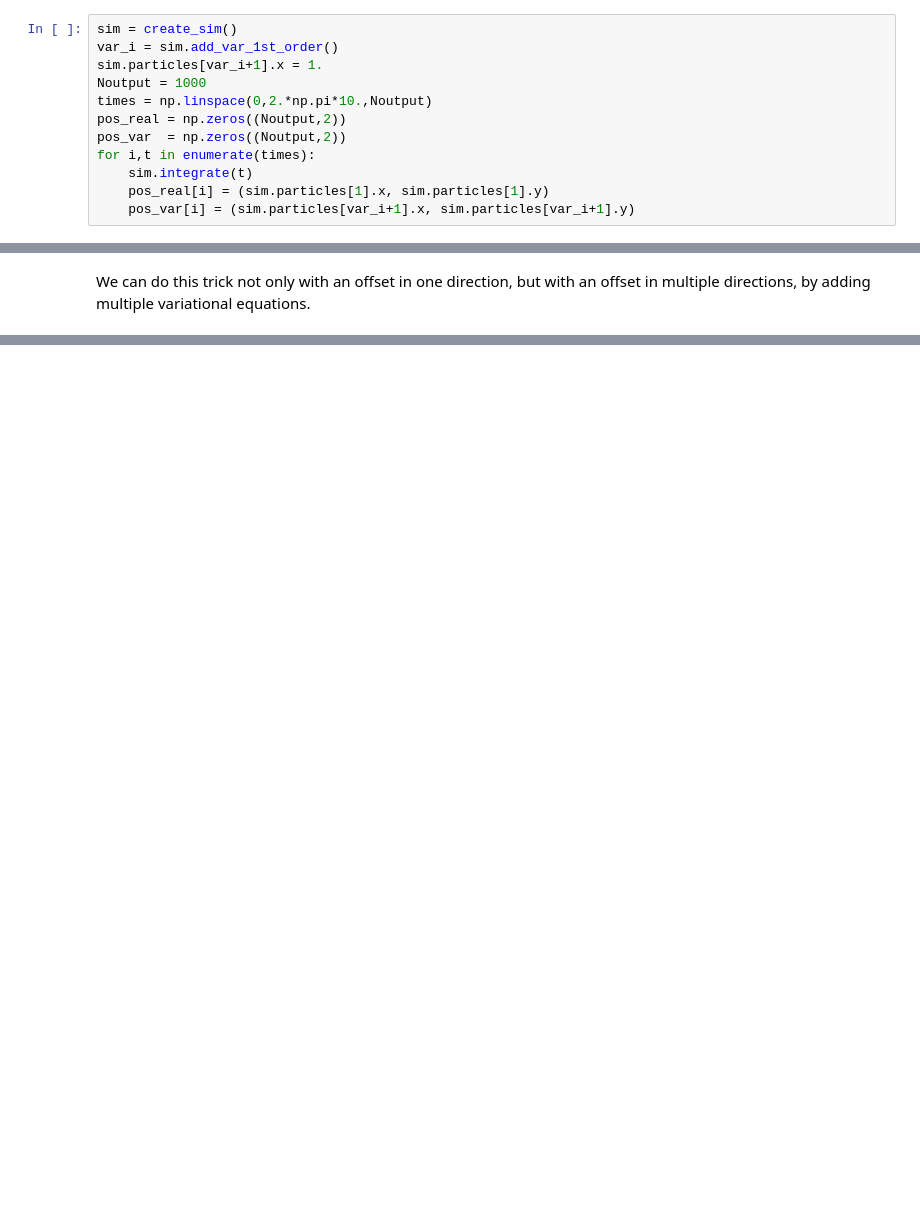
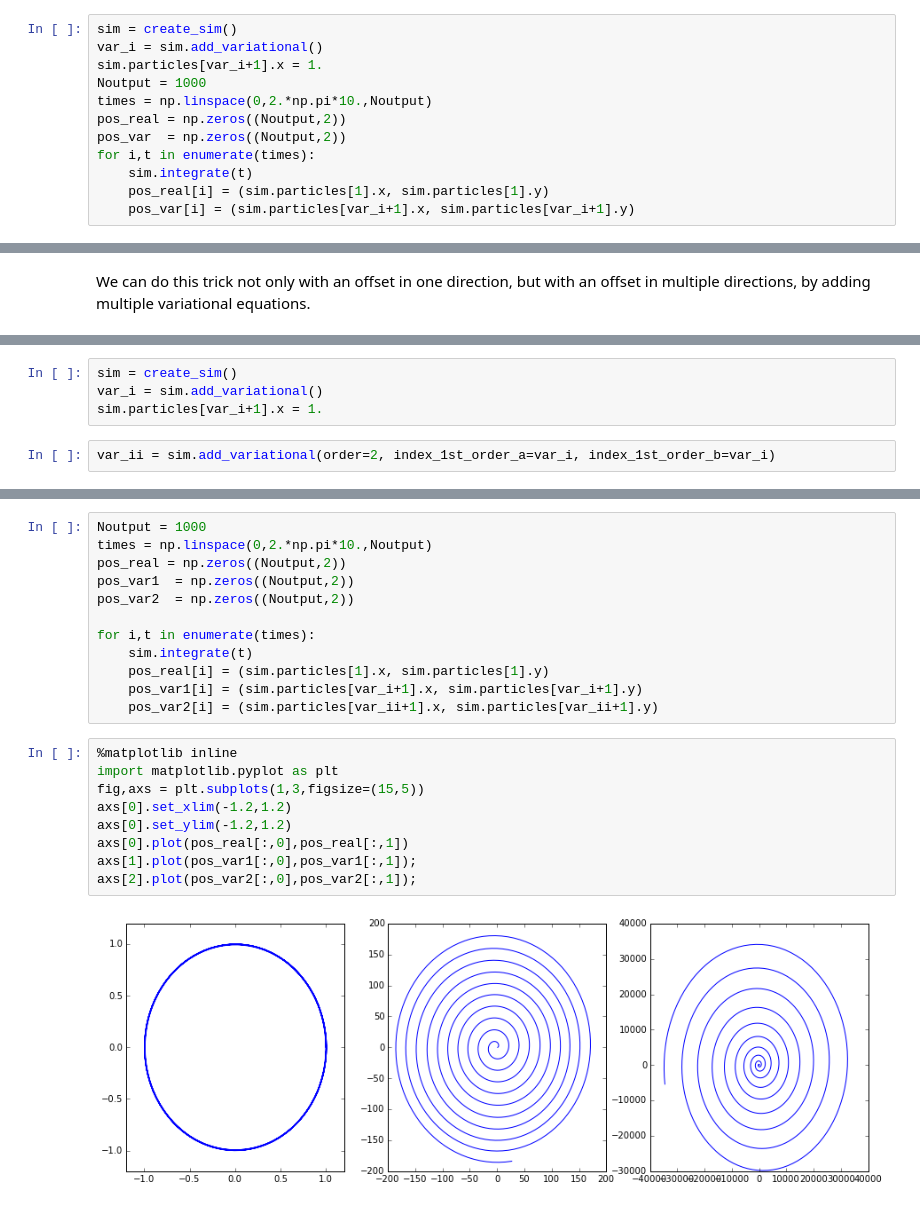
Before and after one commit to hannorein/rebound, a Jupyter notebook: ipython_examples/Variational Equations.ipynb, the cells around one changed output, grey strips where cells are left out. Drawn from its saved outputs; the diff is of its cells as text; blank space fills up the shorter version.

Commit message:
second order tests

```diff
--- a/ipython_examples/Variational Equations.ipynb
+++ b/ipython_examples/Variational Equations.ipynb
@@ -64,7 +64,7 @@ Note that even though only one variational particle was initially perturbed, aft
 To get a better idea of what these variational equations describe, let us integrate the same system again, but this time for a longer time and let us also plot the position of the inner planet and it's corresponding variational particle while we integrate.
 # %%
 sim = create_sim()
-var_i = sim.add_var_1st_order()
+var_i = sim.add_variational()
 sim.particles[var_i+1].x = 1.
 Noutput = 1000
 times = np.linspace(0,2.*np.pi*10.,Noutput)
@@ -133,0 +140,6 @@ print(
+# %%
+sim = create_sim()
+var_i = sim.add_variational()
+sim.particles[var_i+1].x = 1.
+# %%
+var_ii = sim.add_variational(order=2, index_1st_order_a=var_i, index_1st_order_b=var_i)
@@ -133,0 +159,23 @@ print(
+# %%
+Noutput = 1000
+times = np.linspace(0,2.*np.pi*10.,Noutput)
+pos_real = np.zeros((Noutput,2))
+pos_var1  = np.zeros((Noutput,2))
+pos_var2  = np.zeros((Noutput,2))
+
+for i,t in enumerate(times):
+    sim.integrate(t)
+    pos_real[i] = (sim.particles[1].x, sim.particles[1].y)
+    pos_var1[i] = (sim.particles[var_i+1].x, sim.particles[var_i+1].y)
+    pos_var2[i] = (sim.particles[var_ii+1].x, sim.particles[var_ii+1].y)
+# %%
+%matplotlib inline
+import matplotlib.pyplot as plt
+fig,axs = plt.subplots(1,3,figsize=(15,5))
+axs[0].set_xlim(-1.2,1.2)
+axs[0].set_ylim(-1.2,1.2)
+axs[0].plot(pos_real[:,0],pos_real[:,1])
+axs[1].plot(pos_var1[:,0],pos_var1[:,1]);
+axs[2].plot(pos_var2[:,0],pos_var2[:,1]);
+# %% [output]
+[figure, added]
```
Also changed, not shown: parts of 9 cells of this notebook, 1 other file.
